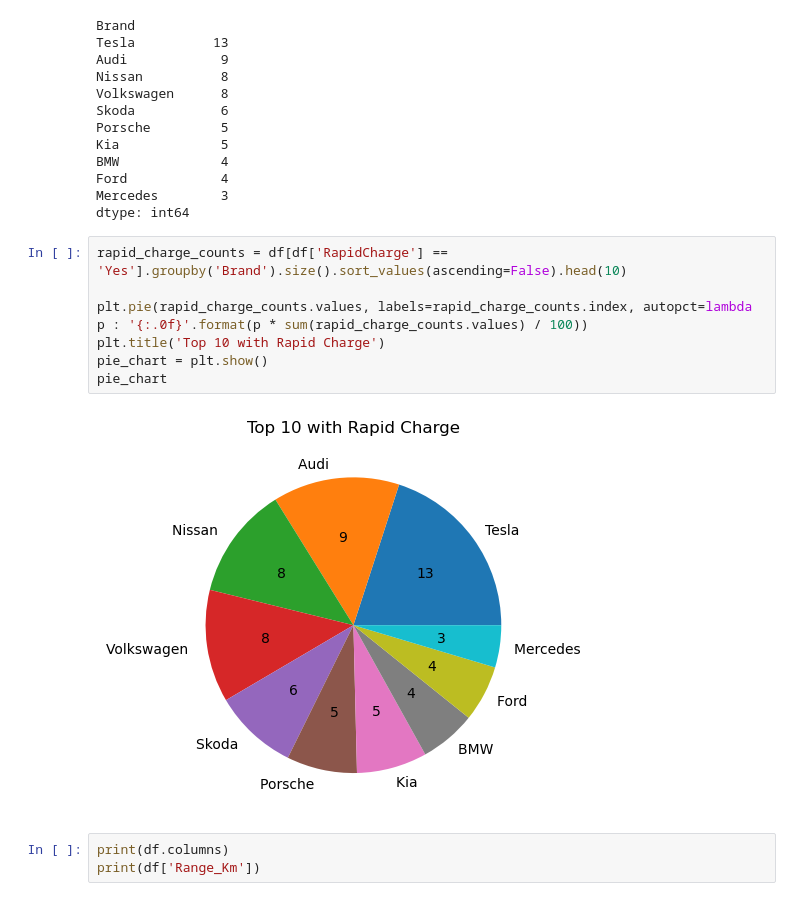
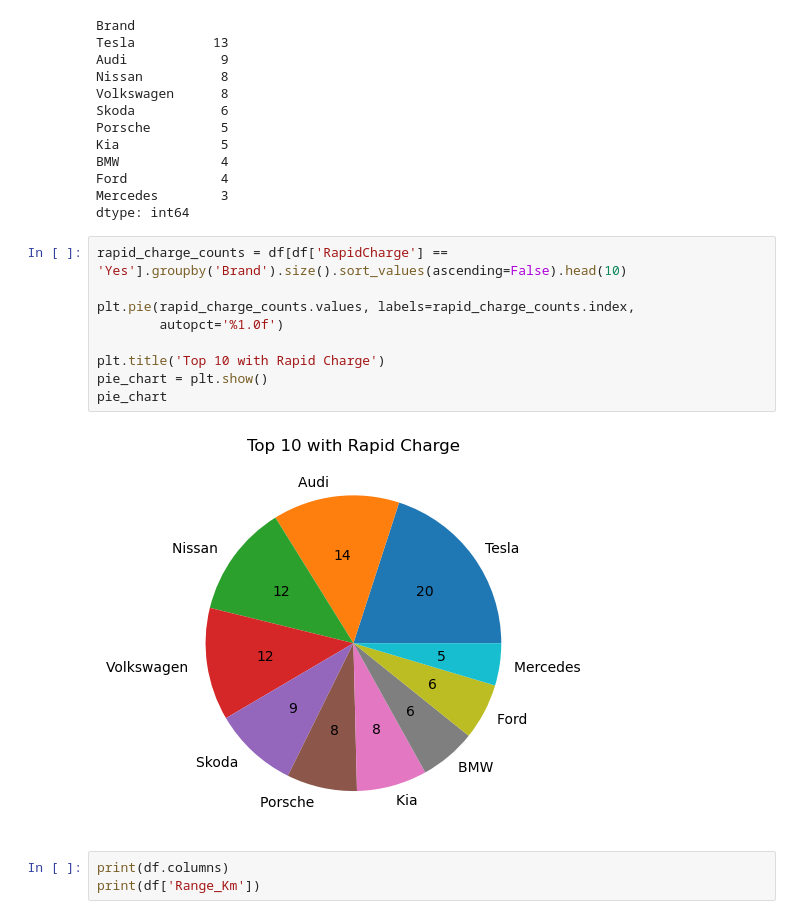
Before and after one commit to Normalitan/DataEV-First-Project, a Jupyter notebook: EV Data Exploration PROJECT.ipynb, the cells around one changed output. Saved outputs shown, nothing was run; the diff lists cells and outputs as text.

```diff
--- a/EV Data Exploration PROJECT.ipynb
+++ b/EV Data Exploration PROJECT.ipynb
@@ -218,12 +218,14 @@ dtype: int64
 # %%
 rapid_charge_counts = df[df['RapidCharge'] == 'Yes'].groupby('Brand').size().sort_values(ascending=False).head(10)
 
-plt.pie(rapid_charge_counts.values, labels=rapid_charge_counts.index, autopct=lambda p : '{:.0f}'.format(p * sum(rapid_charge_counts.values) / 100))
+plt.pie(rapid_charge_counts.values, labels=rapid_charge_counts.index,
+        autopct='%1.0f')
+
 plt.title('Top 10 with Rapid Charge')
 pie_chart = plt.show()
 pie_chart
 # %% [output]
-[figure, old version]
+[figure, new version]
 # %%
 print(df.columns)
 print(df['Range_Km'])
```
Also changed, not shown: parts of 1 cell of this notebook.
